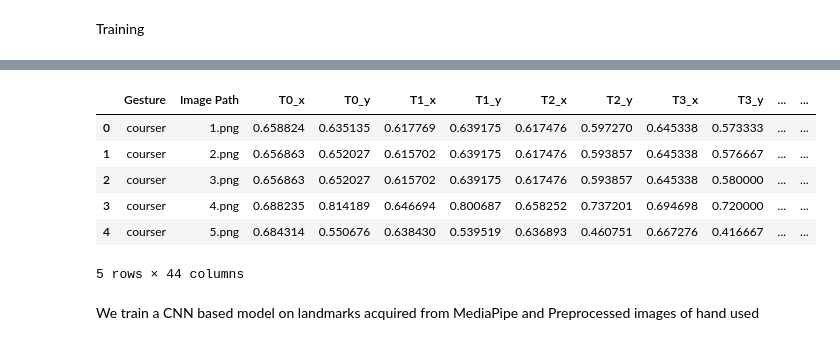
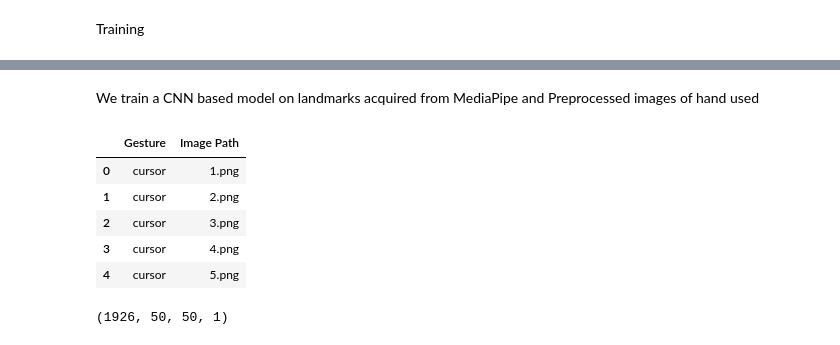
Before and after one commit to SumitJoshiGIT/Gesture-Controlled-PC, a Jupyter notebook: notebooks/training.ipynb, the cells around one changed output, grey strips where cells are left out. Saved outputs shown, nothing was run; the diff lists cells and outputs as text; code cells hidden in the pictures.

```diff
--- a/notebooks/training.ipynb
+++ b/notebooks/training.ipynb
@@ -2,6 +2,6 @@
 Training
 # %%
 import pandas as pd
-data=pd.read_csv('../data/processed/motion.csv')
-data.head()
-data.drop(['Gesture','Image Path'],axis=1,inplace=True)
+data=pd.read_csv('../data/processed/processed.csv')
+cols=data.columns[1:]
+print(data)
@@ -8,11 +22,0 @@ data.drop(['Gesture','Image Path'],axis=1,inplace=True)
-# %%
-data=pd.read_csv('../data/processed/sample.csv')
-data.head()
-# %% [output]
-|  | Gesture | Image Path | T0_x | T0_y | T1_x | T1_y | T2_x | T2_y | T3_x | T3_y | ... | ... |
-| 0 | courser | 1.png | 0.658824 | 0.635135 | 0.617769 | 0.639175 | 0.617476 | 0.597270 | 0.645338 | 0.573333 | ... | ... |
-| 1 | courser | 2.png | 0.656863 | 0.652027 | 0.615702 | 0.639175 | 0.617476 | 0.593857 | 0.645338 | 0.576667 | ... | ... |
-| 2 | courser | 3.png | 0.656863 | 0.652027 | 0.615702 | 0.639175 | 0.617476 | 0.593857 | 0.645338 | 0.580000 | ... | ... |
-| 3 | courser | 4.png | 0.688235 | 0.814189 | 0.646694 | 0.800687 | 0.658252 | 0.737201 | 0.694698 | 0.720000 | ... | ... |
-| 4 | courser | 5.png | 0.684314 | 0.550676 | 0.638430 | 0.539519 | 0.636893 | 0.460751 | 0.667276 | 0.416667 | ... | ... |
-5 rows × 44 columns
@@ -24,2 +23,60 @@ train_x,test_x,train_y,test_y = train_test_split(data,np.ones((data.shape[0])),t
 # %% [markdown]
 We train a CNN based model on landmarks acquired from MediaPipe and Preprocessed images of hand used
+# %%
+import os
+
+valid_indices = []
+
+for idx, row in data.iterrows():
+    hand_image_path = f"../data/processed/images/{row['Gesture']}/h{row['Image Path']}"
+    landmark_image_path = f"../data/processed/images/{row['Gesture']}/p{row['Image Path']}"
+    if os.path.exists(hand_image_path) and os.path.exists(landmark_image_path):
+        valid_indices.append(idx)
+gesture_labels=data['Gesture'].unique()
+data = data.loc[valid_indices].reset_index(drop=True)
+data.head()
+# %% [output]
+|  | Gesture | Image Path |
+| 0 | cursor | 1.png |
+| 1 | cursor | 2.png |
+| 2 | cursor | 3.png |
+| 3 | cursor | 4.png |
+| 4 | cursor | 5.png |
+# %%
+from sklearn.model_selection import train_test_split
+from keras.utils import to_categorical
+import numpy as np
+from tensorflow.keras.preprocessing.image import load_img, img_to_array
+
+# Define a function to load and preprocess images
+def load_and_preprocess_image(image_path, target_size):
+    image = load_img(image_path, color_mode='grayscale', target_size=target_size)
+    image = img_to_array(image)
+    image = image / 255.0
+    return image
+
+# Load images for both inputs
+hand_images = np.array([load_and_preprocess_image(f"../data/processed/images/{gesture}/h{path}", (50, 50)) for gesture, path in zip(data['Gesture'], data['Image Path'])])
+landmark_images = np.array([load_and_preprocess_image(f"../data/processed/images/{gesture}/p{path}", (50, 50)) for gesture, path in zip(data['Gesture'], data['Image Path'])])
+
+hand_images = np.expand_dims(hand_images, axis=-1)
+landmark_images = np.expand_dims(landmark_images, axis=-1)
+
+labels = to_categorical(data['Gesture'].factorize()[0], num_classes=len(gesture_labels))
+
+train_x_hand, test_x_hand, train_x_landmark, test_x_landmark, train_y, test_y = train_test_split(
+    hand_images, landmark_images, labels, test_size=0.2, random_state=42)
+
+train_x_hand, val_x_hand, train_x_landmark, val_x_landmark, train_y, val_y = train_test_split(
+    train_x_hand, train_x_landmark, train_y, test_size=0.2, random_state=42)
+
+train_x_hand = train_x_hand.reshape(-1, 50, 50, 1)
+val_x_hand = val_x_hand.reshape(-1, 50, 50, 1)
+test_x_hand = test_x_hand.reshape(-1, 50, 50, 1)
+train_x_landmark = train_x_landmark.reshape(-1, 50, 50, 1)
+val_x_landmark = val_x_landmark.reshape(-1, 50, 50, 1)
+test_x_landmark = test_x_landmark.reshape(-1, 50, 50, 1)
+
+print(train_x_landmark.shape)
+# %% [output]
+(1926, 50, 50, 1)
```
Also changed, not shown: parts of 9 cells of this notebook, 7 other files.
